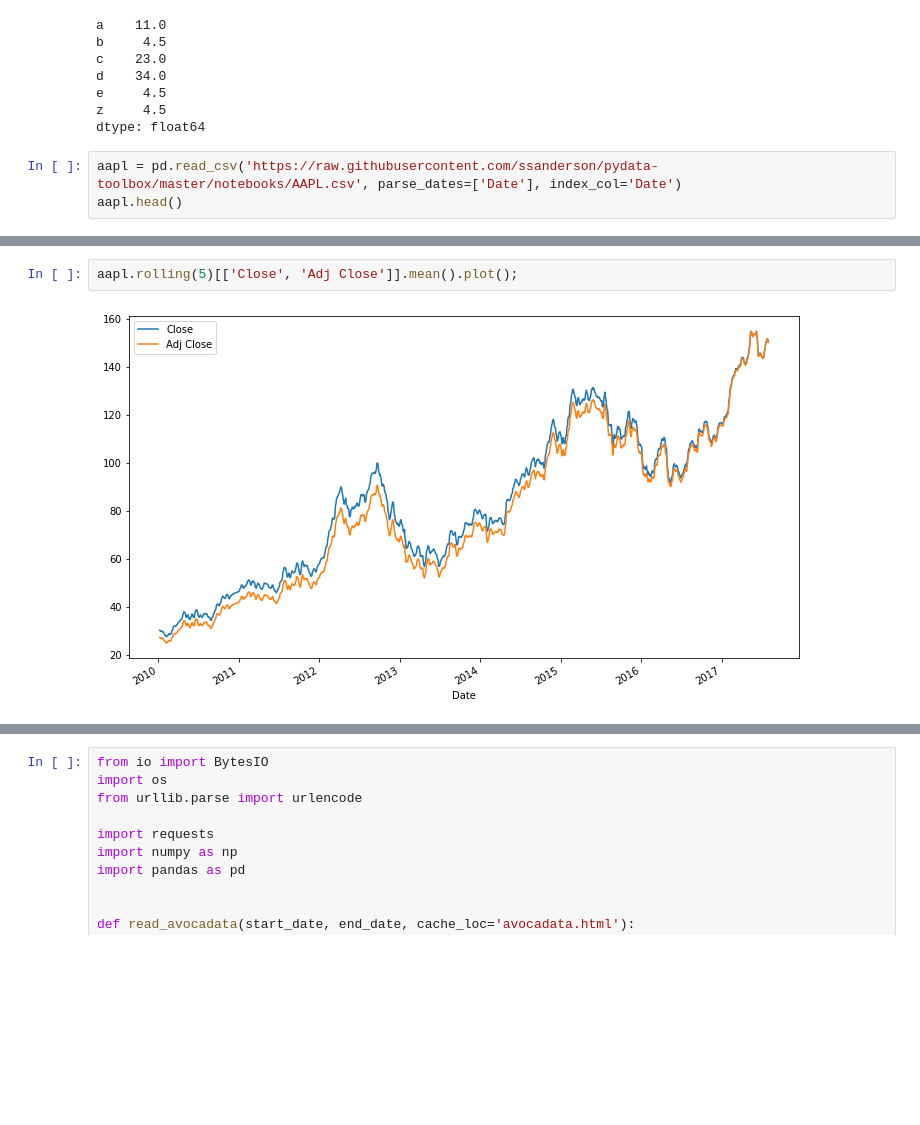
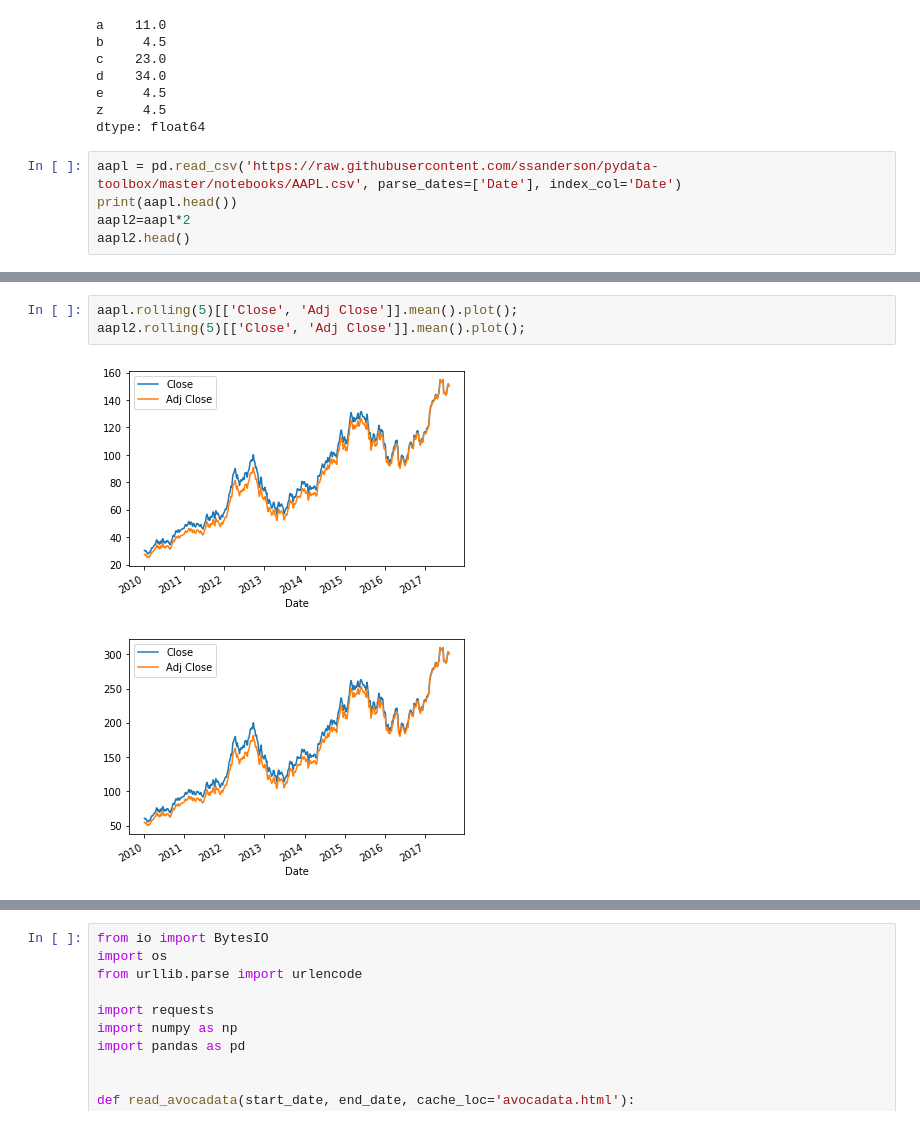
Before and after one commit to Klalvarezm/AlgorithmsUN2020II, a Jupyter notebook: klalvarezmscottsanderson.ipynb, the cells around one changed output, grey strips where cells are left out. Saved outputs shown, nothing was run; the diff lists cells and outputs as text; blank space fills up the shorter version.

```diff
--- a/klalvarezmscottsanderson.ipynb
+++ b/klalvarezmscottsanderson.ipynb
@@ -906,5 +906,7 @@ z     4.5
 dtype: float64
 # %%
 aapl = pd.read_csv('https://raw.githubusercontent.com/ssanderson/pydata-toolbox/master/notebooks/AAPL.csv', parse_dates=['Date'], index_col='Date')
-aapl.head()
+print(aapl.head())
+aapl2=aapl*2
+aapl2.head()
 # %% [output]
@@ -940,6 +967,8 @@ aapl.loc[pd.Timestamp('2010-02-01'):pd.Timestamp('2010-02-04'), ['Close', 'Volum
 # %%
 aapl.rolling(5)[['Close', 'Adj Close']].mean().plot();
+aapl2.rolling(5)[['Close', 'Adj Close']].mean().plot();
 # %% [output]
-[figure, old version]
+[figure, new version]
+[figure, added]
 # %%
 aapl.drop('Volume', axis=1).resample('2W').max().plot();
```
Also changed, not shown: parts of 11 cells of this notebook.
